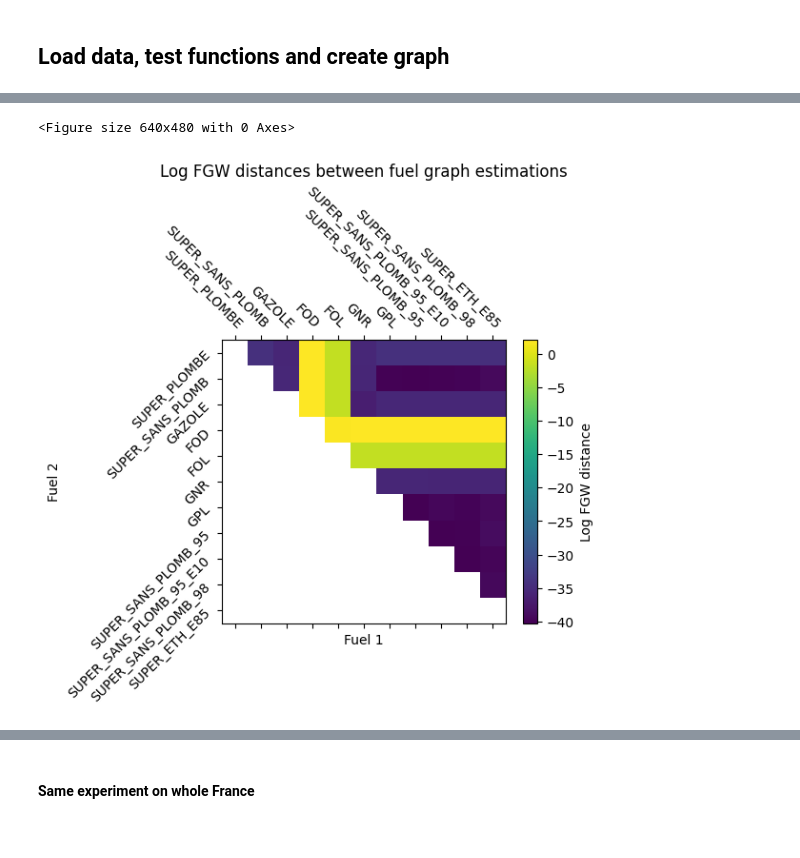
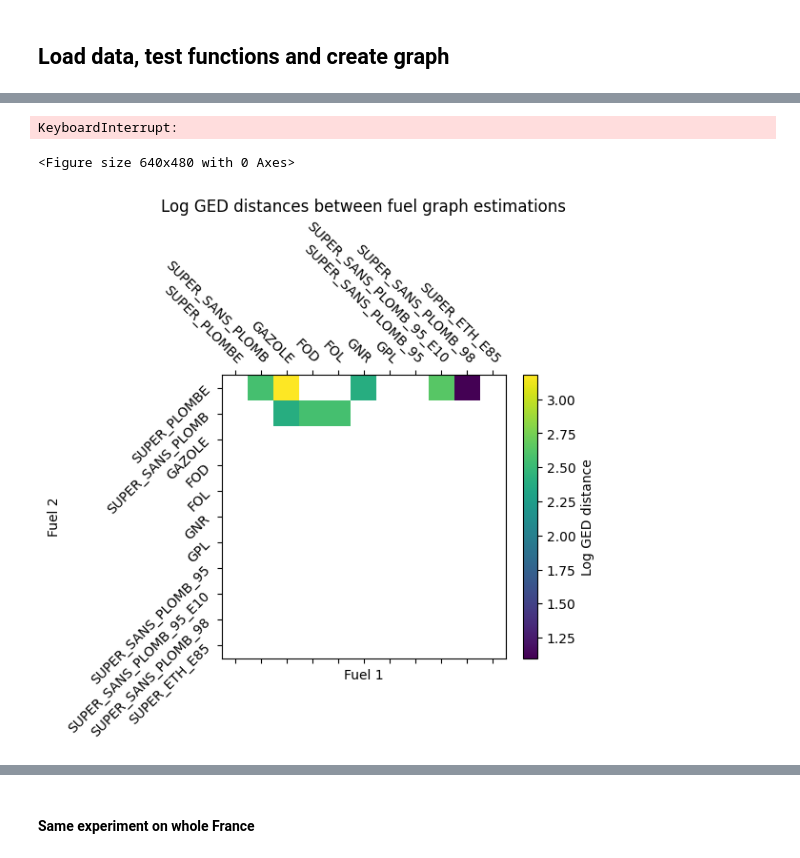
Before and after one commit to MathildeDupouy/learnGraph, a Jupyter notebook: scripts/realData_analyse_data.ipynb, the cells around one changed output, grey strips where cells are left out. Saved outputs shown, nothing was run; the diff lists cells and outputs as text; code cells hidden in the pictures.

```diff
--- a/scripts/realData_analyse_data.ipynb
+++ b/scripts/realData_analyse_data.ipynb
@@ -156,0 +155,16 @@ plt.show()
+# %%
+fuels_dist = np.zeros((len(computed_fuels), len(computed_fuels)))
+for i, fuel1 in enumerate(computed_fuels) :
+    g1 = est_graphs[fuel1]
+    for j in range(i+1, len(computed_fuels)) :
+        fuel2 = computed_fuels[j]
+        g2 = est_graphs[fuel2]
+        try:
+            fuels_dist[i, j] = Fused_Gromov_Wasserstein_distance(alpha=1,features_metric='dirac',method='shortest_path').graph_d(Graph(g1), Graph(g2))
+        except Exception as e:
+            print(f"Error calculating distance for fuels {fuel1} and {fuel2}: {e}")
+            fuels_dist[i, j] = np.nan
+            # Uncomment the next line if you want to skip to the next iteration
+            continue
+
+fuels_dist = fuels_dist + fuels_dist.T - np.diag(np.diag(fuels_dist))
@@ -156,0 +174,16 @@ plt.show()
+# %%
+plt.figure()
+plt.matshow(np.log(fuels_dist))
+for (i, j), z in np.ndenumerate(np.log(fuels_dist)):
+    if i < j :
+        plt.text(j, i, '{:0.1f}'.format(z), ha='center', va='center', fontsize=8)
+fig = plt.gcf()
+fig.set_size_inches(8, 8)
+
+plt.xlabel('Fuel 1')
+plt.ylabel('Fuel 2')
+plt.xticks(np.arange(len(computed_fuels)), computed_fuels, rotation=-45, ha="right", rotation_mode="anchor")
+plt.yticks(np.arange(len(computed_fuels)), computed_fuels, rotation=45, ha='right')
+plt.title("Log FGW distances between fuel graph estimations")
+plt.colorbar(label='Log FGW distance', shrink=0.8)
+plt.show()
@@ -157,21 +206,25 @@ plt.show()
 # %%
-fuels_dist = np.zeros((len(computed_fuels), len(computed_fuels)))
+fuels_dist_ged = np.zeros((len(computed_fuels), len(computed_fuels)))
 for i, fuel1 in enumerate(computed_fuels) :
     g1 = est_graphs[fuel1]
     for j in range(i+1, len(computed_fuels)) :
         fuel2 = computed_fuels[j]
         g2 = est_graphs[fuel2]
-        fuels_dist[i, j] = Fused_Gromov_Wasserstein_distance(alpha=1,features_metric='dirac',method='shortest_path').graph_d(Graph(g1), Graph(g2))
+        fuels_dist_ged[i, j] = nx.graph_edit_distance(g1, g2)
+
+fuels_dist_ged = fuels_dist_ged + fuels_dist_ged.T - np.diag(np.diag(fuels_dist_ged))
+# %% [output]
+KeyboardInterrupt:
 # %%
 plt.figure()
-plt.matshow(np.log(fuels_dist))
+plt.matshow(np.log(fuels_dist_ged))
 plt.xlabel('Fuel 1')
 plt.ylabel('Fuel 2')
 plt.xticks(np.arange(len(computed_fuels)), computed_fuels, rotation=-45, ha="right", rotation_mode="anchor")
 plt.yticks(np.arange(len(computed_fuels)), computed_fuels, rotation=45, ha='right')
-plt.title("Log FGW distances between fuel graph estimations")
-plt.colorbar(label='Log FGW distance', shrink=0.8)
+plt.title("Log GED distances between fuel graph estimations")
+plt.colorbar(label='Log GED distance', shrink=0.8)
 plt.show()
 # %% [output]
 <Figure size 640x480 with 0 Axes>
-[figure, old version]
+[figure, new version]
```
Also changed, not shown: parts of 24 cells of this notebook, 9 other files.
